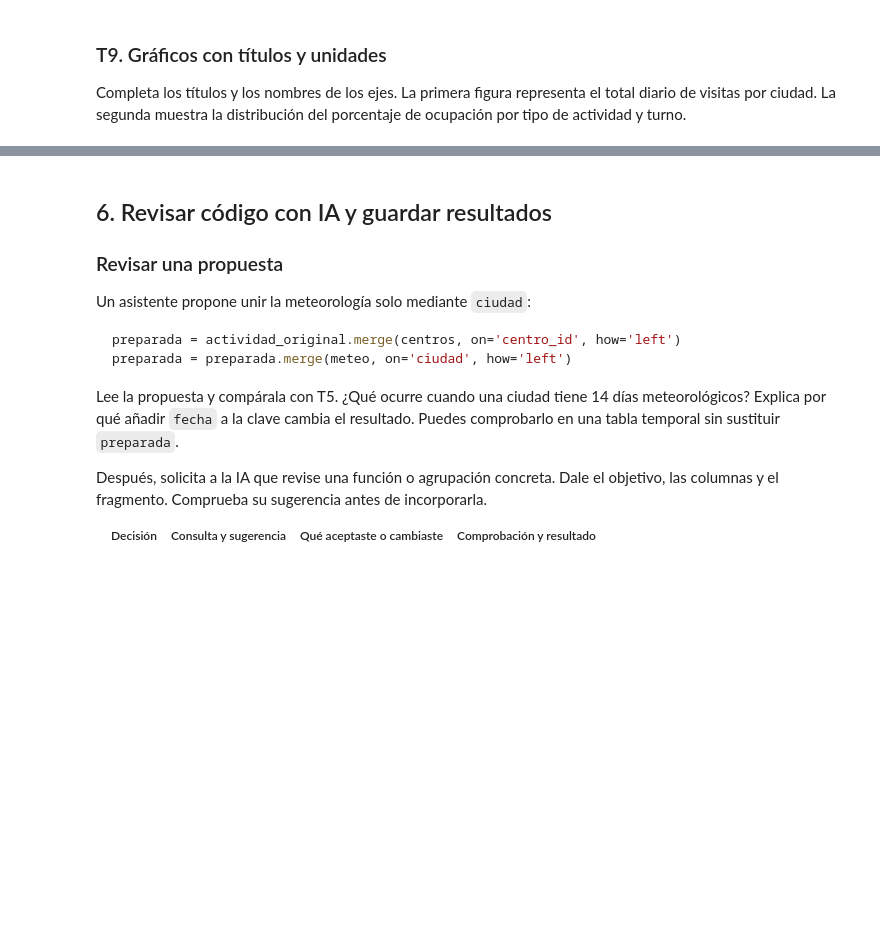
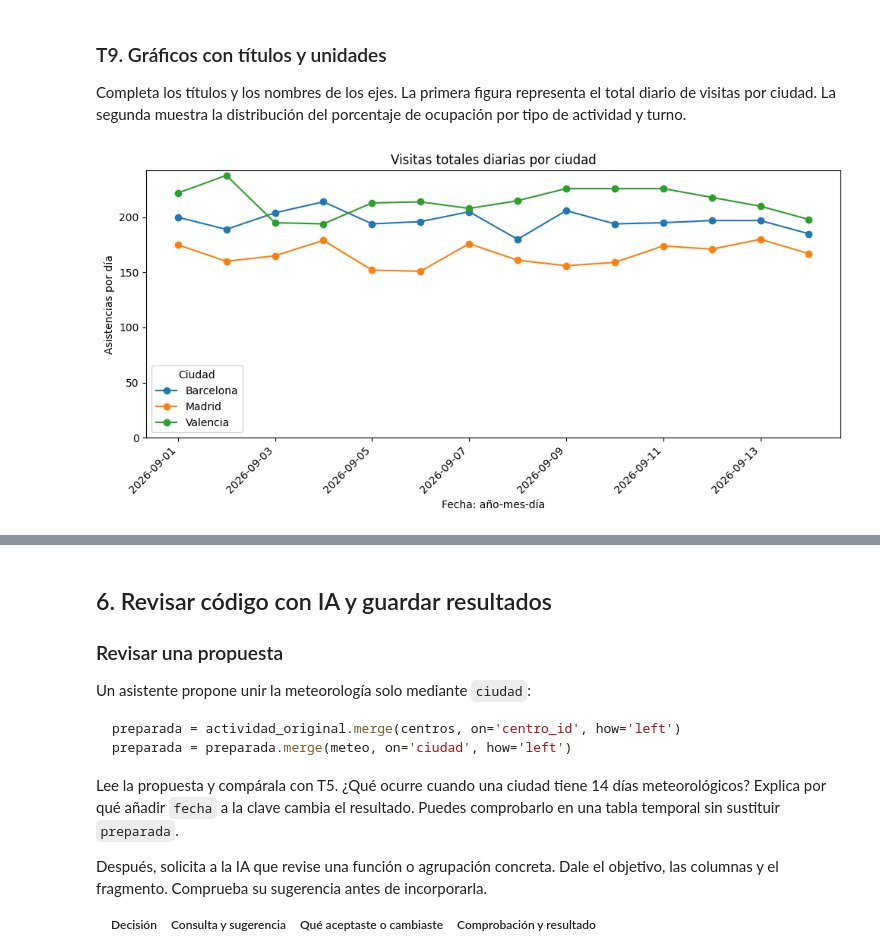
Before and after one commit to carrascalalvarezmaria-alt/Business-Analytics-Mar-a-Pablo, a Jupyter notebook: Practica_centros_alumnado_v02.ipynb, the cells around one changed output, grey strips where cells are left out. Saved outputs shown, nothing was run; the diff lists cells and outputs as text; code cells hidden in the pictures; blank space fills up the shorter version.

```diff
--- a/Practica_centros_alumnado_v02.ipynb
+++ b/Practica_centros_alumnado_v02.ipynb
@@ -288,10 +309,8 @@ La primera unión añade nombre, ciudad y coordenadas. La segunda añade los dat
 # %%
 # MODIFICAR: UNE LA ACTIVIDAD CON EL CATÁLOGO POR EL CÓDIGO DEL CENTRO.
-preparada = None
+preparada = actividad_original.merge(centros, on='centro_id', how='left')
 # MODIFICAR: UNE EL RESULTADO CON LA METEOROLOGÍA POR CIUDAD Y FECHA.
-preparada = None
-# MODIFICAR: ELIMINA LA SIGUIENTE LÍNEA TRAS COMPLETAR LAS DOS UNIONES.
-raise NotImplementedError('T5')
+preparada = preparada.merge(meteo, on=['ciudad', 'fecha'], how='left')
 # %%
 print('Sesiones antes de unir:', len(actividad_original))
 print('Sesiones después de unir:', len(preparada))
@@ -303,10 +331,9 @@ Utiliza `calcular_ocupacion` con las columnas `preparada['visitas']` y `preparad
 La celda siguiente utiliza `apply` con la función de clasificación que has definido.
 # %%
 # MODIFICAR: CALCULA EL PORCENTAJE DE OCUPACIÓN CON LA FUNCIÓN DEFINIDA.
-preparada['ocupacion_pct'] = None
+preparada['ocupacion_pct'] = preparada.apply(lambda fila: calcular_ocupacion(fila['visitas'], fila['plazas']), axis=1)
 # MODIFICAR: CONVIERTE LA DURACIÓN DE MINUTOS A HORAS.
-preparada['duracion_horas'] = None
-# MODIFICAR: ELIMINA LA SIGUIENTE LÍNEA TRAS COMPLETAR LOS DOS CÁLCULOS.
-raise NotImplementedError('T6')
+preparada['duracion_horas'] = preparada['duracion_min'] / 60
+duracion_horas = preparada['duracion_horas']
 # %%
 preparada['nivel_ocupacion'] = preparada['ocupacion_pct'].apply(clasificar_ocupacion)
@@ -344,6 +414,5 @@ raise NotImplementedError('T7')
 Construye `visitas_diarias` con `pivot_table`: `fecha` en filas, `ciudad` en columnas y suma de `visitas` como valores. La usaremos para representar tres series, una por ciudad.
 # %%
 # MODIFICAR: CREA LA TABLA DINÁMICA DE VISITAS POR FECHA Y CIUDAD.
-visitas_diarias = None
-# MODIFICAR: ELIMINA LA SIGUIENTE LÍNEA TRAS COMPLETAR LA TABLA.
-raise NotImplementedError('T8')
+visitas_diarias = preparada.pivot_table(index='fecha', columns='ciudad', values='visitas', aggfunc='sum')
+visitas_diarias
@@ -353,18 +439,20 @@ Completa los títulos y los nombres de los ejes. La primera figura representa el
 # %%
 fig, ax = plt.subplots(figsize=(10, 5))
 visitas_diarias.plot(ax=ax, marker='o')
 # MODIFICAR: ESCRIBE UN TÍTULO QUE DESCRIBA EL GRÁFICO.
-ax.set_title('')
+ax.set_title('Visitas totales diarias por ciudad')
 # MODIFICAR: IDENTIFICA LA VARIABLE DEL EJE HORIZONTAL.
-ax.set_xlabel('')
+ax.set_xlabel('Fecha: año-mes-día')
 # MODIFICAR: IDENTIFICA LA VARIABLE Y UNIDAD DEL EJE VERTICAL.
-ax.set_ylabel('')
+ax.set_ylabel('Asistencias por día')
 ax.set_ylim(bottom=0)
 ax.legend(title='Ciudad')
 plt.xticks(rotation=45, ha='right')
 fig.tight_layout()
 fig.savefig(SALIDAS / 'visitas_diarias.png', dpi=150)
 plt.show()
+# %% [output]
+[figure, added]
 # %%
 fig, ax = plt.subplots(figsize=(10, 5))
 sns.boxplot(data=preparada, x='actividad', y='ocupacion_pct', hue='turno', ax=ax)
```
Also changed, not shown: parts of 21 cells of this notebook.
